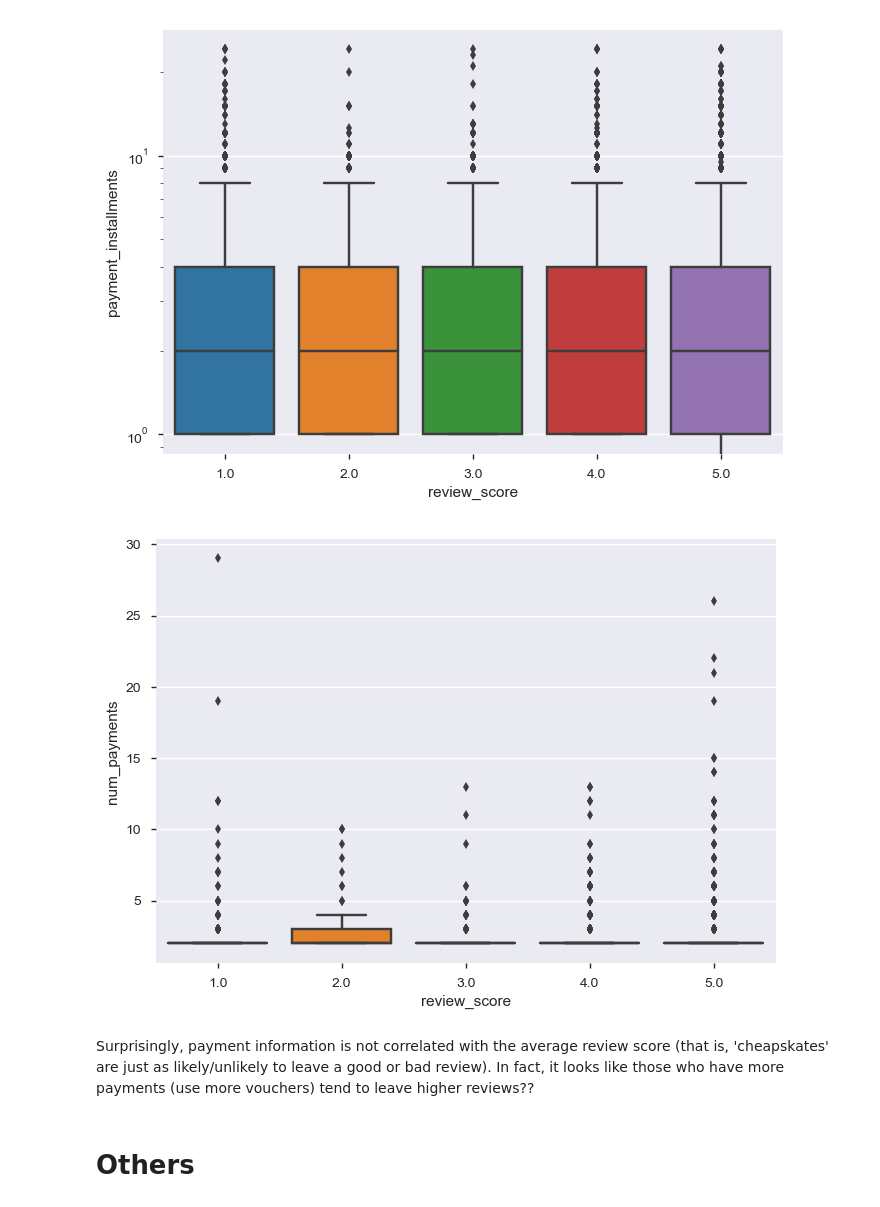
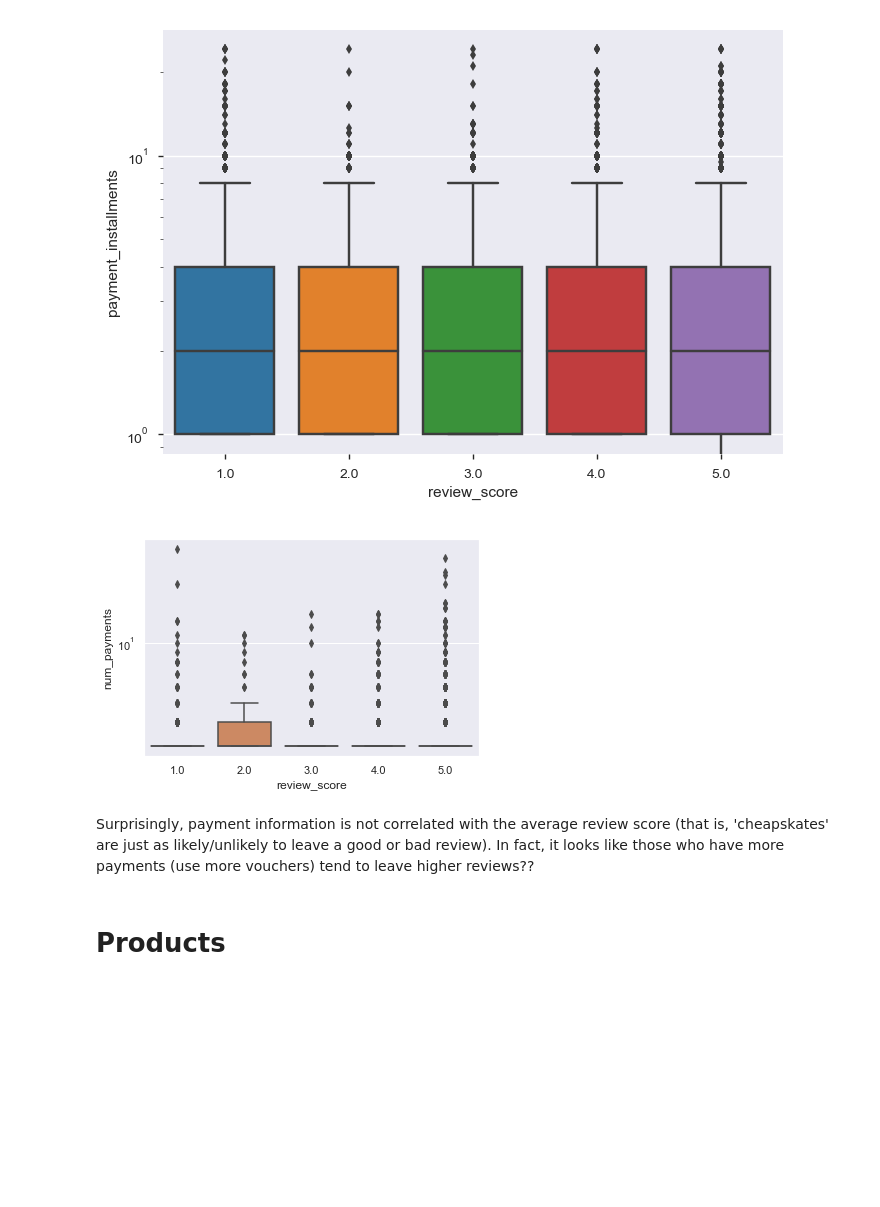
Before and after one commit to leeyenter/bt4211-project, a Jupyter notebook: Customer EDA - YT.ipynb, the cells around one changed output. Drawn from its saved outputs; the diff is of its cells as text; code cells hidden in the pictures; blank space fills up the shorter version.

```diff
--- a/Customer EDA - YT.ipynb
+++ b/Customer EDA - YT.ipynb
@@ -289,10 +308,11 @@ g.axes.set_yscale('log')
 # %% [output]
 [figure]
 # %%
-g = sns.boxplot(np.round(order_payment_summary[order_payment_summary.num_payments > 1].review_score), order_payment_summary[order_payment_summary.num_payments > 1].num_payments)
+g = sns.boxplot(np.round(order_payment_summary[order_payment_summary.num_payments > 1].review_score), order_payment_summary[order_payment_summary.num_payments > 1].num_payments+1)
+plt.yscale('log')
 # %% [output]
-[figure, old version]
+[figure, new version]
 # %% [markdown]
 Surprisingly, payment information is not correlated with the average review score (that is, 'cheapskates' are just as likely/unlikely to leave a good or bad review). In fact, it looks like those who have more payments (use more vouchers) tend to leave higher reviews??
 # %% [markdown]
-# Others
+# Products
```
Also changed, not shown: parts of 29 cells of this notebook, 1 other file.
